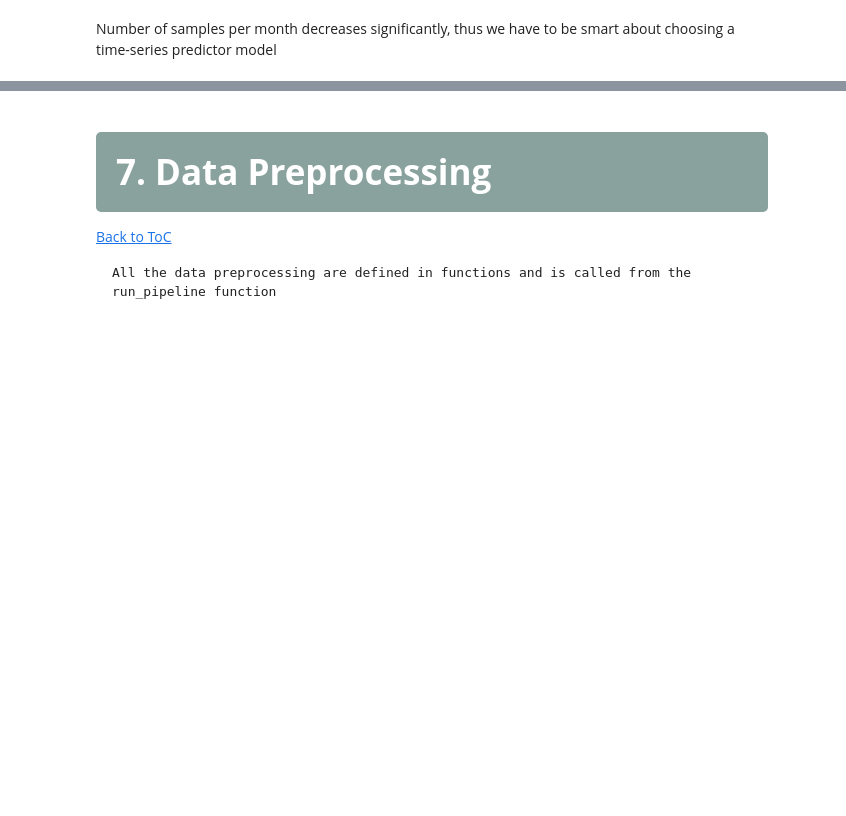
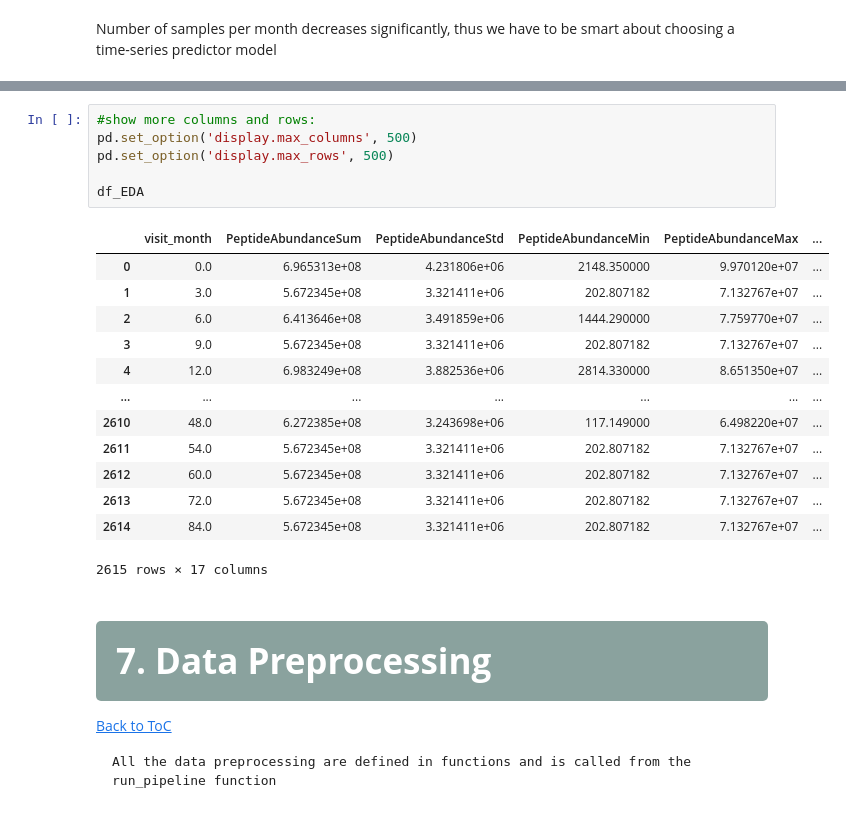
Before and after one commit to tomdgr/Kaggle, a Jupyter notebook: amp_parkinsons_2023/working/amp_paskinson_main_online.ipynb, the cells around one changed output, grey strips where cells are left out. Saved outputs shown, nothing was run; the diff lists cells and outputs as text; blank space fills up the shorter version.

```diff
--- a/amp_parkinsons_2023/working/amp_paskinson_main_online.ipynb
+++ b/amp_parkinsons_2023/working/amp_paskinson_main_online.ipynb
@@ -873,3 +888,23 @@ NameError: name 'run_train_dataset_pipeline' is not defined
+# %%
+#show more columns and rows:
+pd.set_option('display.max_columns', 500)
+pd.set_option('display.max_rows', 500)
+
+df_EDA
+# %% [output]
+|  | visit_month | PeptideAbundanceSum | PeptideAbundanceStd | PeptideAbundanceMin | PeptideAbundanceMax | ... |
+| 0 | 0.0 | 6.965313e+08 | 4.231806e+06 | 2148.350000 | 9.970120e+07 | ... |
+| 1 | 3.0 | 5.672345e+08 | 3.321411e+06 | 202.807182 | 7.132767e+07 | ... |
+| 2 | 6.0 | 6.413646e+08 | 3.491859e+06 | 1444.290000 | 7.759770e+07 | ... |
+| 3 | 9.0 | 5.672345e+08 | 3.321411e+06 | 202.807182 | 7.132767e+07 | ... |
+| 4 | 12.0 | 6.983249e+08 | 3.882536e+06 | 2814.330000 | 8.651350e+07 | ... |
+| ... | ... | ... | ... | ... | ... | ... |
+| 2610 | 48.0 | 6.272385e+08 | 3.243698e+06 | 117.149000 | 6.498220e+07 | ... |
+| 2611 | 54.0 | 5.672345e+08 | 3.321411e+06 | 202.807182 | 7.132767e+07 | ... |
+| 2612 | 60.0 | 5.672345e+08 | 3.321411e+06 | 202.807182 | 7.132767e+07 | ... |
+| 2613 | 72.0 | 5.672345e+08 | 3.321411e+06 | 202.807182 | 7.132767e+07 | ... |
+| 2614 | 84.0 | 5.672345e+08 | 3.321411e+06 | 202.807182 | 7.132767e+07 | ... |
+2615 rows × 17 columns
 # %% [markdown]
 <a id="7"></a>
 # <div style="padding:20px;color:white;margin:0;font-size:35px;font-family:Meirio;text-align:left;display:fill;border-radius:5px;background-color:#8AA29E;overflow:hidden"><b>7. Data Preprocessing</b></div>
```
Also changed, not shown: parts of 10 cells of this notebook, 3 other files.
